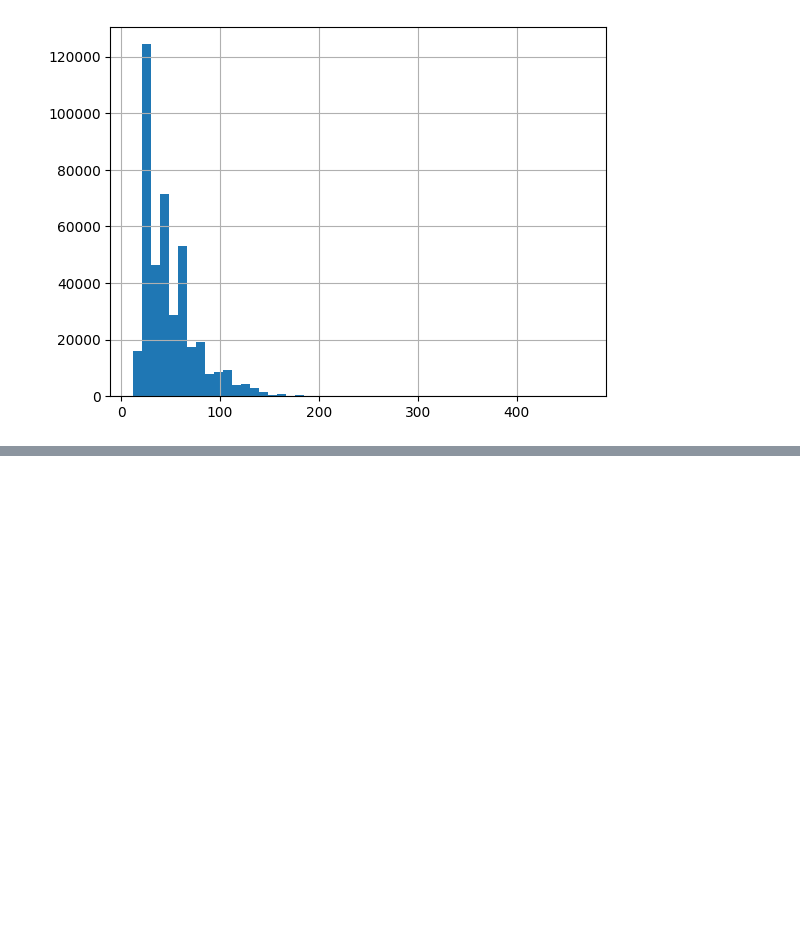
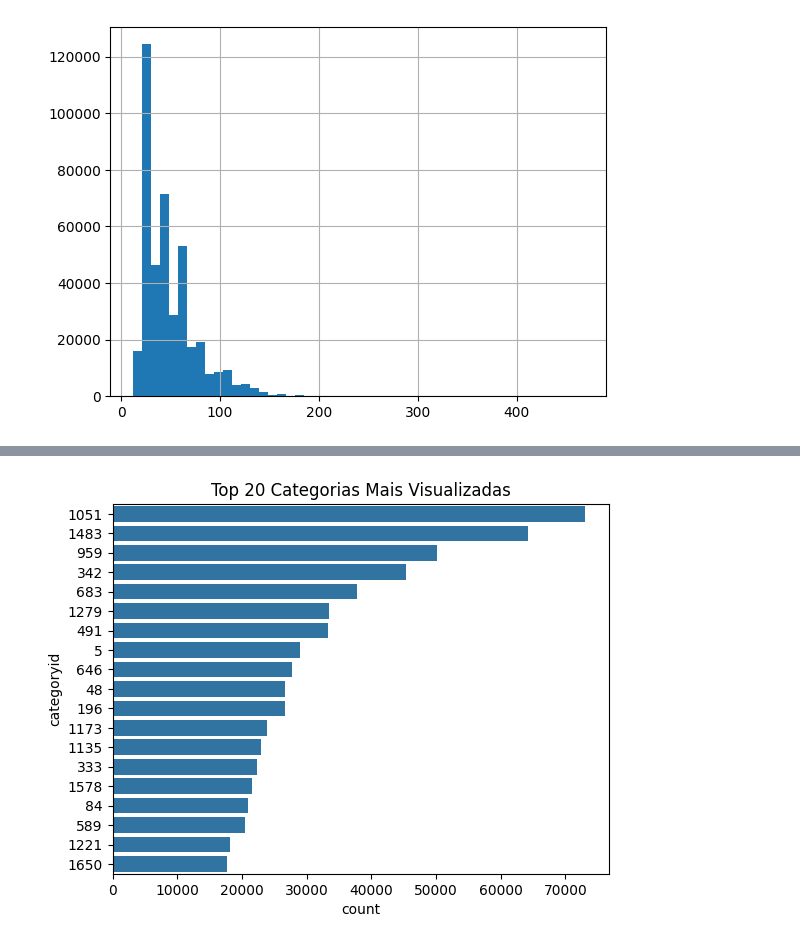
Before and after one commit to LaraGSilva/projeto-tech-challenge-sistema-recomendacao, a Jupyter notebook: notebooks/analise_EDA.ipynb, the cells around one changed output, grey strips where cells are left out. Drawn from its saved outputs; the diff is of its cells as text; code cells hidden in the pictures; blank space fills up the shorter version.

```diff
--- a/notebooks/analise_EDA.ipynb
+++ b/notebooks/analise_EDA.ipynb
@@ -326,0 +345,8 @@ df_prop.groupBy(
+# %%
+props = df_prop_last[
+    df_prop_last['property']
+    .isin([
+        'categoryid',
+        'available'
+    ])
+]
@@ -326,0 +371,16 @@ df_prop.groupBy(
+# %%
+df_items = (
+    props
+    # 1. O 'index' vira o groupBy
+    .groupBy("itemid")
+    # 2. O 'columns' vira o argumento do pivot
+    .pivot("property")
+    # 3. O 'values' entra dentro de uma função de agregação (ex: first ou max)
+    .agg(F.first("value"))
+)
+# %%
+df_eda = df_events.join(
+    df_items,
+    on='itemid',
+    how='left'
+)
@@ -326,0 +409,21 @@ df_prop.groupBy(
+# %%
+views_categoria = (
+    df_eda
+    .filter("event='view'")
+    .groupBy("categoryid")
+    .count()
+    .orderBy("count", ascending=False)
+    .limit(20)
+    .toPandas()
+)
+
+sns.barplot(
+    data=views_categoria,
+    y="categoryid",
+    x="count"
+)
+
+plt.title("Top 20 Categorias Mais Visualizadas")
+plt.show()
+# %% [output]
+[figure, added]
```
Also changed, not shown: parts of 12 cells of this notebook.
